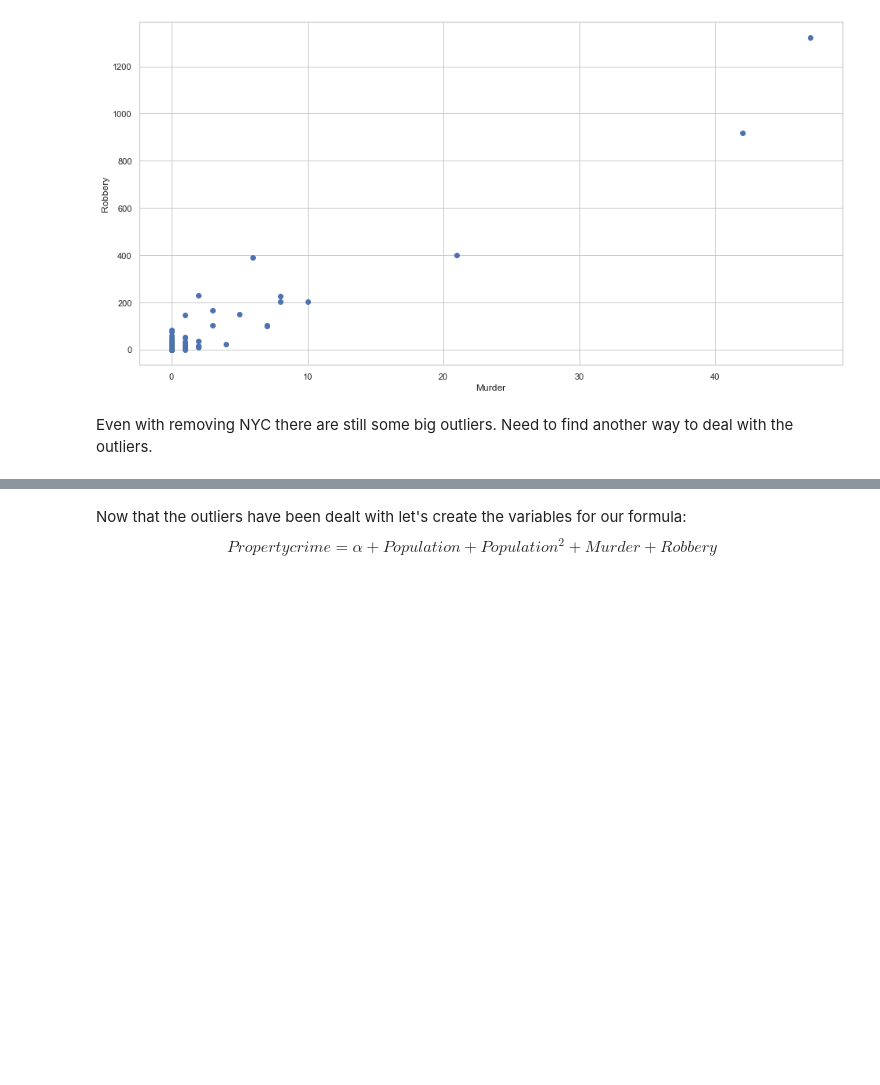
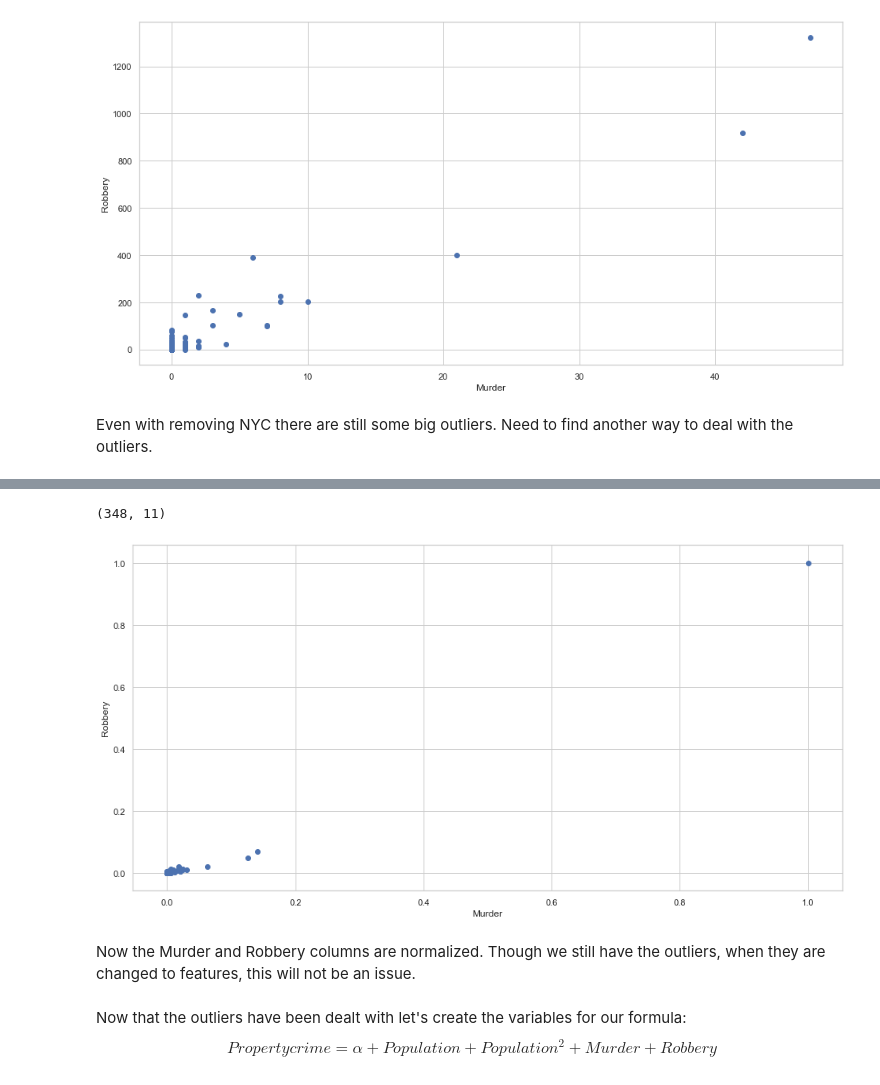
Before and after one commit to kmcmcurtis7/thinkful_ml_unit2, a Jupyter notebook: 2.4.2 Multivariable Regression.ipynb, the cells around one changed output, grey strips where cells are left out. Saved outputs shown, nothing was run; the diff lists cells and outputs as text; code cells hidden in the pictures; blank space fills up the shorter version.

Commit message:
Updated 2.4.2
Changed winsorizing to normalizing the Murder and Robbery columns

```diff
--- a/2.4.2 Multivariable Regression.ipynb
+++ b/2.4.2 Multivariable Regression.ipynb
@@ -201,5 +209,0 @@ There are a variety of ways to deal with outliers and I think we will bring back
-# %%
-import scipy
-
-fbi_2['murder_wize'] = scipy.stats.mstats.winsorize(fbi_2['murder'],limits=0.05)
-fbi_2['robbery_wize'] = scipy.stats.mstats.winsorize(fbi_2['robbery'],limits=0.05)
@@ -215,0 +216,11 @@ fbi_2.head()
+# %%
+# columns to normalize
+columns_to_normalize = ['murder', 'robbery']
+x = fbi_2[columns_to_normalize].values.astype(float)
+
+# create a min max processing object
+min_max_scaler = preprocessing.MinMaxScaler()
+x_scaled =  min_max_scaler.fit_transform(x)
+
+df_temp = pd.DataFrame(x_scaled, columns=columns_to_normalize,index=fbi_2.index)
+fbi_2[columns_to_normalize] = df_temp
@@ -216,3 +237,17 @@ fbi_2.head()
+# %%
+fbi_2.shape
+# %% [output]
+(348, 11)
+# %%
+fig, ax = plt.subplots(figsize=(16,8))
+ax.scatter(fbi_2['murder'], fbi_2['robbery'])
+ax.set_xlabel('Murder', size=12)
+ax.set_ylabel('Robbery', size=12)
+plt.show()
+# %% [output]
+[figure, added]
+# %% [markdown]
+Now the Murder and Robbery columns are normalized.  Though we still have the outliers, when they are changed to features, this will not be an issue.
 # %% [markdown]
 Now that the outliers have been dealt with let's create the variables for our formula: $$ Property crime = \alpha + Population + Population^2 + Murder + Robbery$$
 # %%
```
Also changed, not shown: parts of 7 cells of this notebook.
